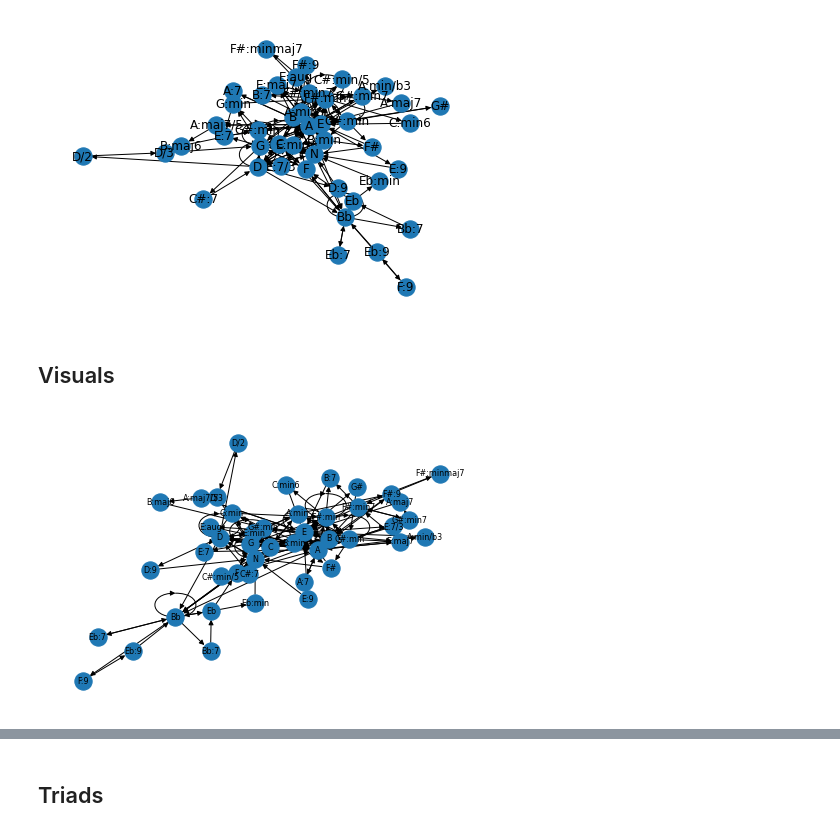
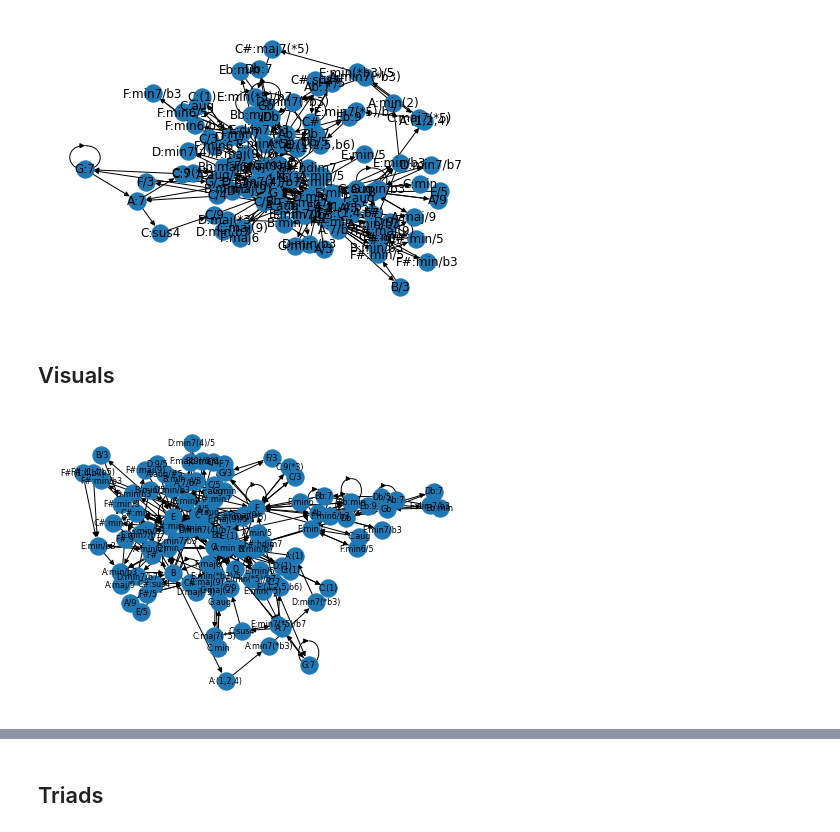
Before and after one commit to sankariraja25/Exploring-the-Beatles---Musical-Compositions-through-Network-Analysis, a Jupyter notebook: triad_generation/Triad_Album_8.ipynb, the cells around one changed output, grey strips where cells are left out. Saved outputs shown, nothing was run; the diff lists cells and outputs as text; code cells hidden in the pictures.

Commit message:
Added Triad Generation NetworkX Code for Album 5,6,7,&8

```diff
--- a/triad_generation/Triad_Album_8.ipynb
+++ b/triad_generation/Triad_Album_8.ipynb
@@ -3,17 +3,17 @@ import networkx as nx
 import pandas as pd
 import matplotlib.pyplot as plt
 # %%
-album01 = pd.read_csv('album_01_edges.csv')
-G = nx.from_pandas_edgelist(album01, source="Source", target="Target", create_using=nx.DiGraph())
+album08 = pd.read_csv('album_08_edges.csv')
+G = nx.from_pandas_edgelist(album08, source="Source", target="Target", create_using=nx.DiGraph())
 nx.draw(G, with_labels=True)
 # %% [output]
-[figure, old version]
+[figure, new version]
 # %% [markdown]
 ## Visuals
 # %%
 nx.draw(G,node_size=300,font_size=8,  with_labels=True)
 # %% [output]
-[figure, old version]
+[figure, new version]
 # %%
 plt.figure(3,figsize=(12,12))
 nx.draw(G, node_size=400,font_size=12,  with_labels=True)
```
Also changed, not shown: parts of 4 cells of this notebook, 2 other files.
